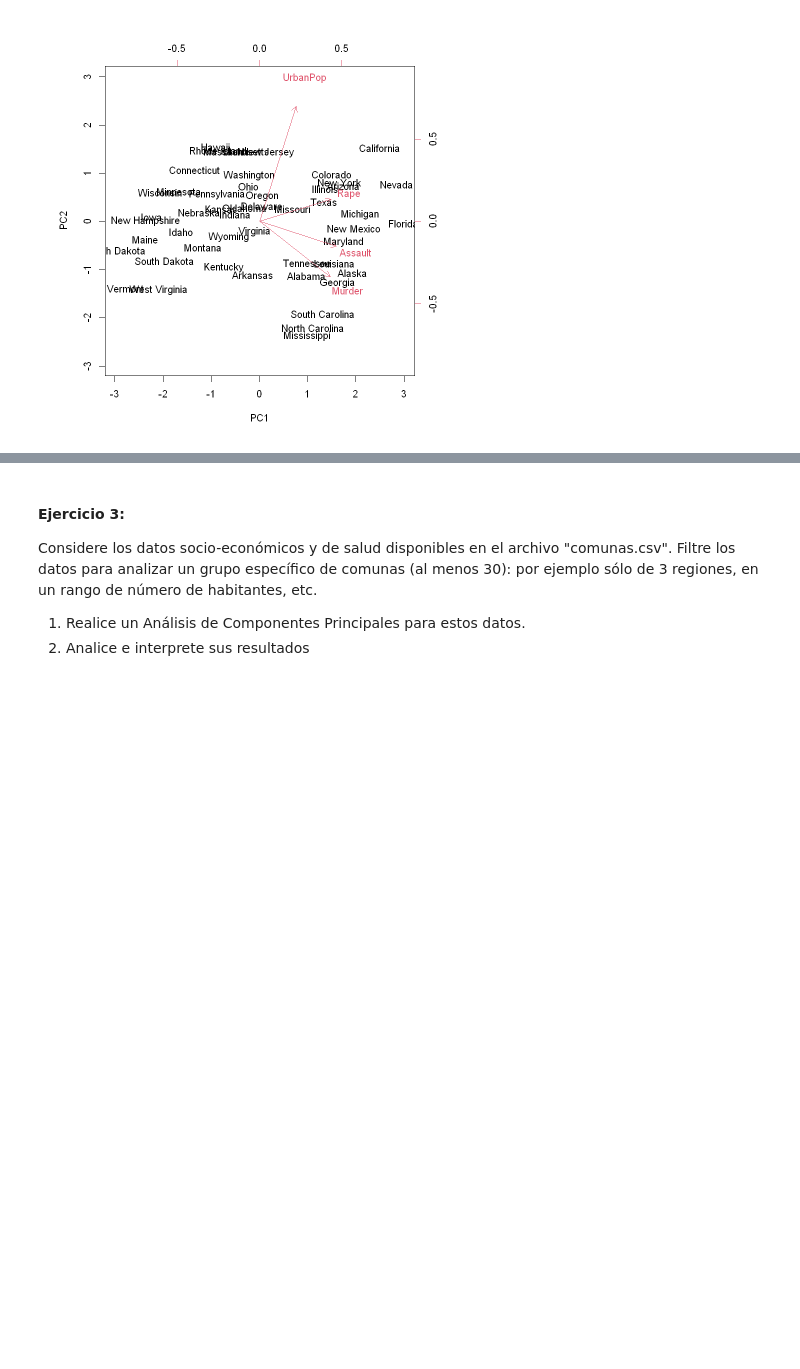
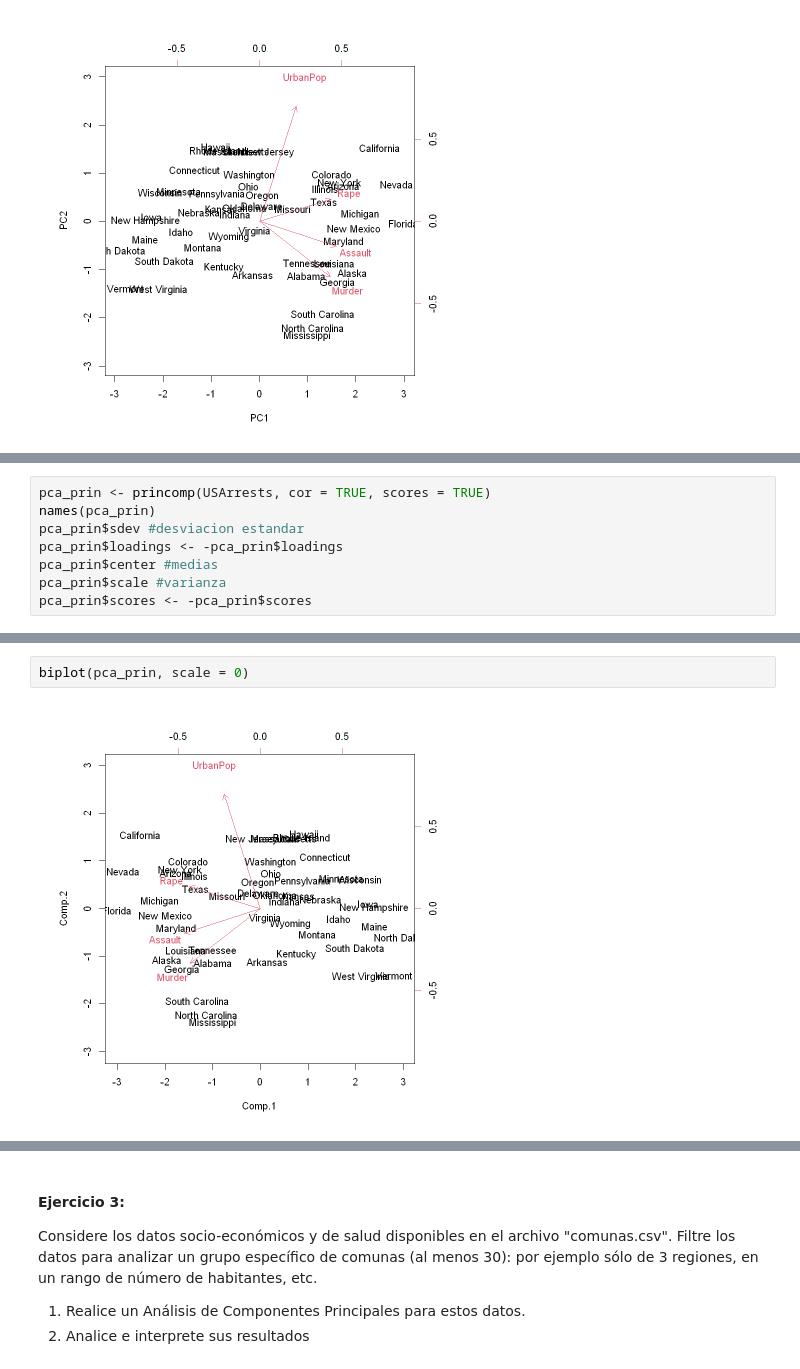
Before and after one commit to ekkusi/INFO257-PCA, a Jupyter notebook: PCA/PCA.ipynb, the cells around one changed output, grey strips where cells are left out. Saved outputs shown, nothing was run; the diff lists cells and outputs as text; blank space fills up the shorter version.

Commit message:
princomp y 3.2

```diff
--- a/PCA/PCA.ipynb
+++ b/PCA/PCA.ipynb
@@ -259,0 +258,8 @@ biplot(pca_res, scale = 0)
+# %%
+pca_prin <- princomp(USArrests, cor = TRUE, scores = TRUE)
+names(pca_prin)
+pca_prin$sdev #desviacion estandar
+pca_prin$loadings <- -pca_prin$loadings
+pca_prin$center #medias
+pca_prin$scale #varianza
+pca_prin$scores <- -pca_prin$scores
@@ -260,3 +274,7 @@ biplot(pca_res, scale = 0)
+# %%
+biplot(pca_prin, scale = 0)
+# %% [output]
+[figure, added]
 # %% [markdown]
 #### Ejercicio 2:
 1. Explique como se relacionan variables y observaciones en este último gráfico. Compare los resultados obtenidos utilizando la función predefinida en R prcomp con aquellos de los cálculos previos.
```
Also changed, not shown: parts of 8 cells of this notebook, 1 other file.
